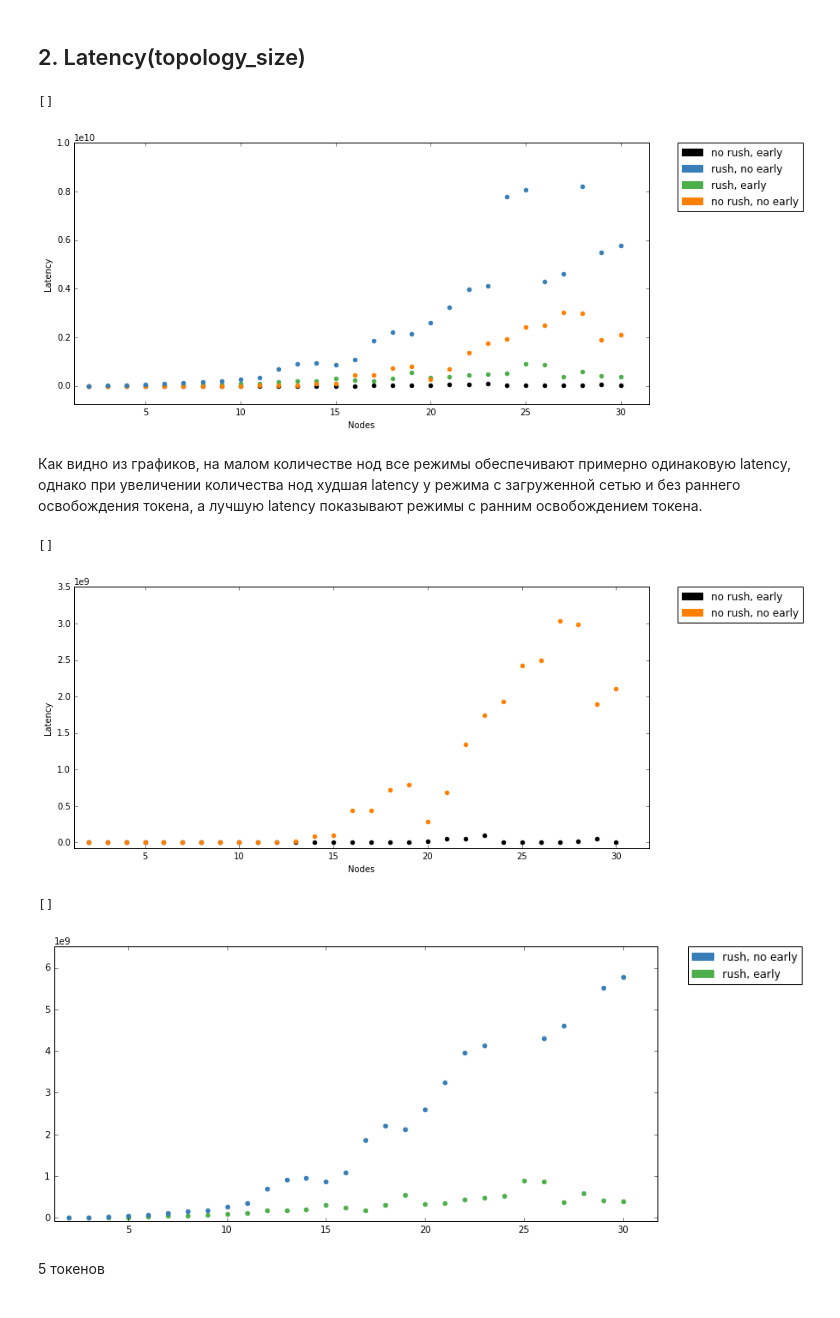
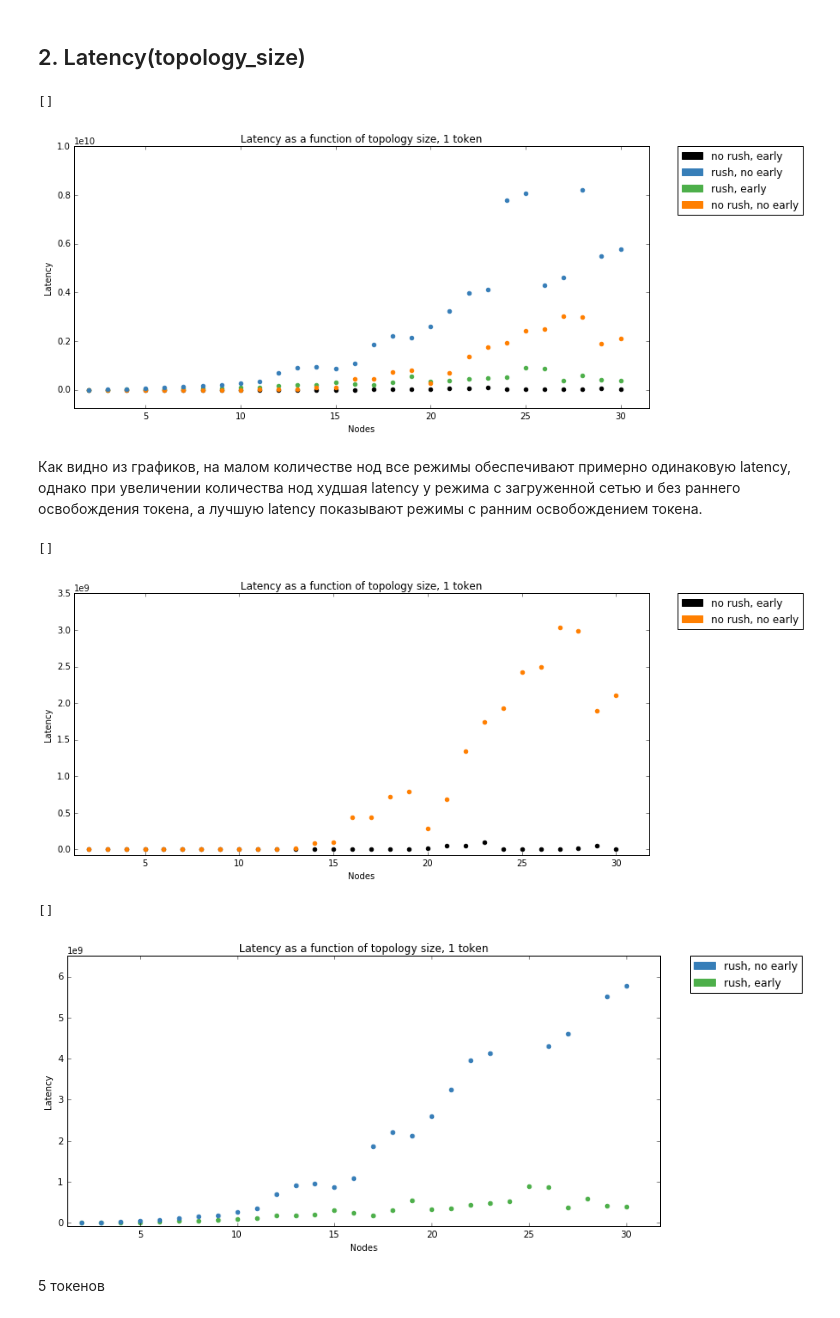
Before and after one commit to mrGlebao/TokenRing, a Jupyter notebook: research/MetaNotebookProcess.ipynb, the cells around one changed output. Drawn from its saved outputs; the diff is of its cells as text; code cells hidden in the pictures.

```diff
--- a/research/MetaNotebookProcess.ipynb
+++ b/research/MetaNotebookProcess.ipynb
@@ -258,44 +266,47 @@ plt.scatter(norush_noearly_1toc["top"], norush_noearly_1toc["rec"], color="#ff7f
 plt.scatter(rush_noearly_1toc["top"], rush_noearly_1toc["rec"], color="#377eb8")
 plt.xlabel("Nodes")
 plt.ylabel("Latency")
-
+plt.title("Latency as a function of topology size, 1 token")
 plt.ylim(ymax=10000000000, ymin = -750000000)
 plt.xlim(xmax=31.5, xmin = 1.25)
 plt.legend(bbox_to_anchor=(1.05, 1), loc=2, borderaxespad=0., handles=[red_patch, blue_patch, green_patch, yellow_patch])
 plt.plot()
 # %% [output]
 []
-[figure, old version]
+[figure, new version]
 # %% [markdown]
 Как видно из графиков, на малом количестве нод все режимы обеспечивают примерно одинаковую latency, однако при увеличении количества нод худшая latency у режима с загруженной сетью и без раннего освобождения токена, а лучшую latency показывают режимы с ранним освобождением токена.
 # %%
 figure_for_scatter()
 plt.subplot(211)
-plt.xlabel("Nodes")
-plt.ylabel("Latency")
 plt.scatter(norush_early_1toc["top"], norush_early_1toc["rec"]/norush_early_1toc["tok"], color="black")
 plt.scatter(norush_noearly_1toc["top"], norush_noearly_1toc["rec"]/norush_noearly_1toc["tok"] , color="#ff7f00")
 plt.legend(bbox_to_anchor=(1.05, 1), loc=2, borderaxespad=0., handles=[ red_patch, yellow_patch])
+plt.xlabel("Nodes")
+plt.ylabel("Latency")
+plt.title("Latency as a function of topology size, 1 token")
 plt.ylim(ymax=3500000000, ymin = -75000000)
 plt.xlim(xmax=31.75, xmin = 1.25)
 plt.plot()
 # %% [output]
 []
-[figure, old version]
+[figure, new version]
 # %%
 figure_for_scatter()
 plt.subplot(211)
 plt.scatter(rush_early_1toc["top"], rush_early_1toc["rec"]/rush_early_1toc["tok"], color="#4daf4a")
-
 plt.scatter(rush_noearly_1toc["top"], rush_noearly_1toc["rec"]/rush_noearly_1toc["tok"], color="#377eb8")
 plt.legend(bbox_to_anchor=(1.05, 1), loc=2, borderaxespad=0., handles=[ blue_patch, green_patch])
 plt.ylim(ymax=6500000000, ymin = -75000000)
 plt.xlim(xmax=31.75, xmin = 1.25)
+plt.xlabel("Nodes")
+plt.ylabel("Latency")
+plt.title("Latency as a function of topology size, 1 token")
 
 plt.plot()
 # %% [output]
 []
-[figure, old version]
+[figure, new version]
 # %% [markdown]
 5 токенов
 # %%
```
Also changed, not shown: parts of 19 cells of this notebook.
